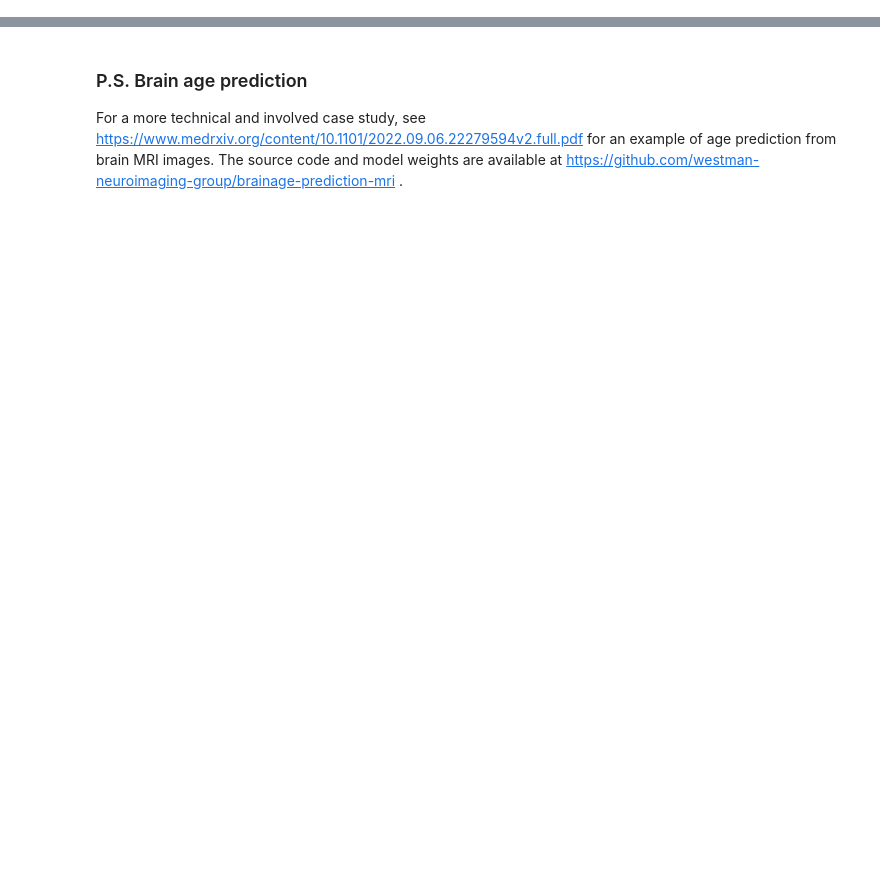
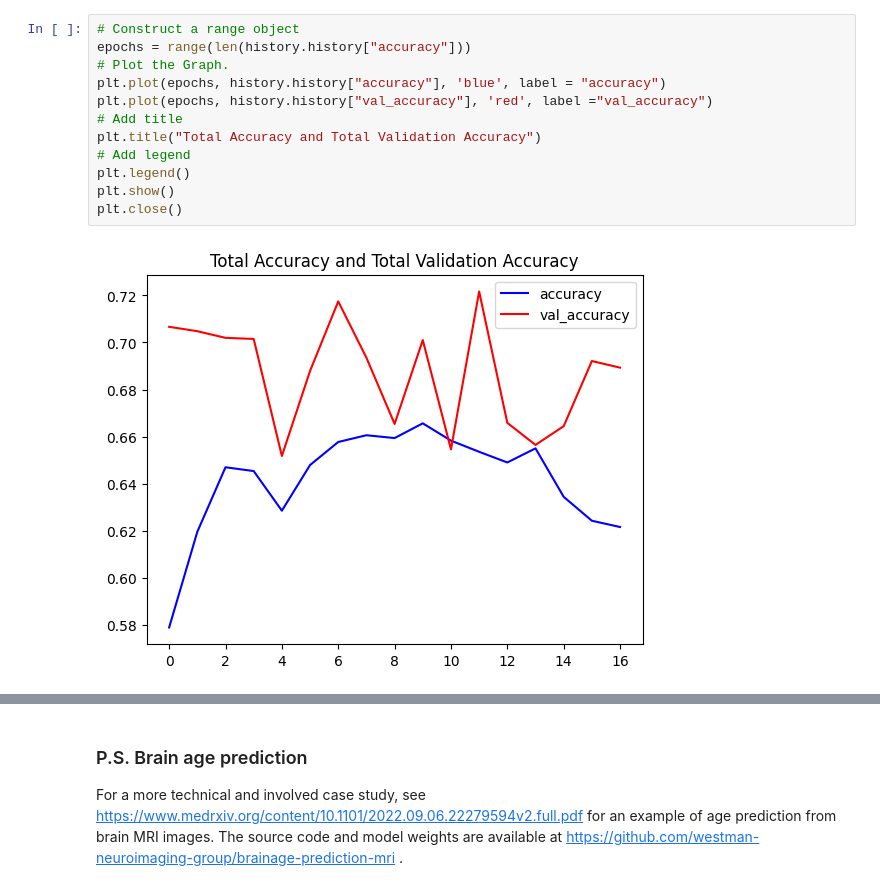
Before and after one commit to hastingslab-org/hastingslab-org.github.io, a Jupyter notebook: training/image-faceage/Image-AgePrediction.ipynb, the cells around one changed output, grey strips where cells are left out. Cells and saved outputs as stored; diff of their text form; blank space fills up the shorter version.

```diff
--- a/training/image-faceage/Image-AgePrediction.ipynb
+++ b/training/image-faceage/Image-AgePrediction.ipynb
@@ -12,0 +320,14 @@ pip install -r requirements.txt
+# %%
+# Construct a range object
+epochs = range(len(history.history["accuracy"]))
+# Plot the Graph.
+plt.plot(epochs, history.history["accuracy"], 'blue', label = "accuracy")
+plt.plot(epochs, history.history["val_accuracy"], 'red', label ="val_accuracy")
+# Add title
+plt.title("Total Accuracy and Total Validation Accuracy")
+# Add legend
+plt.legend()
+plt.show()
+plt.close()
+# %% [output]
+[figure, added]
```
Also changed, not shown: parts of 20 cells of this notebook.
